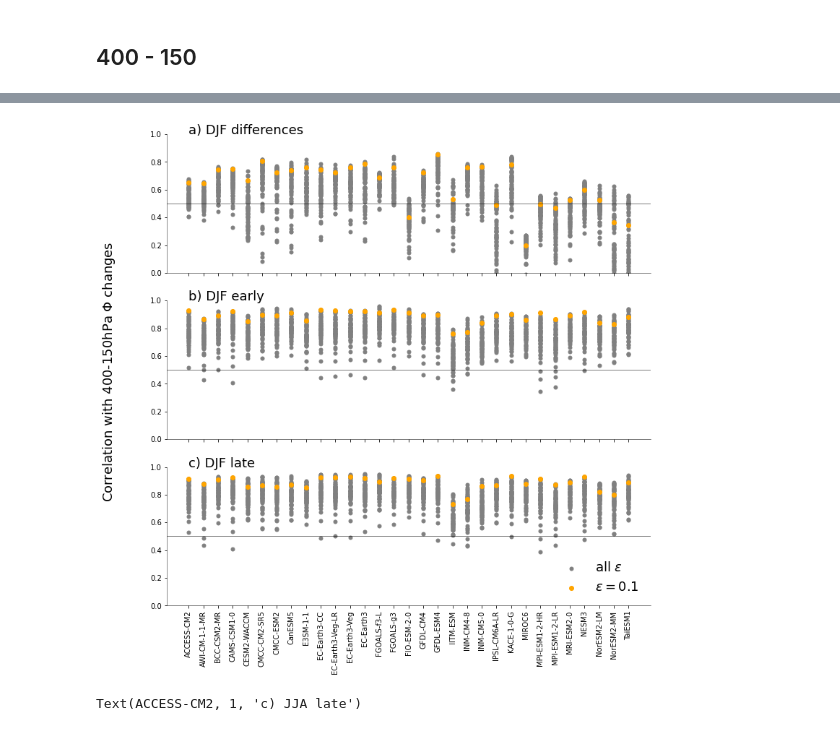
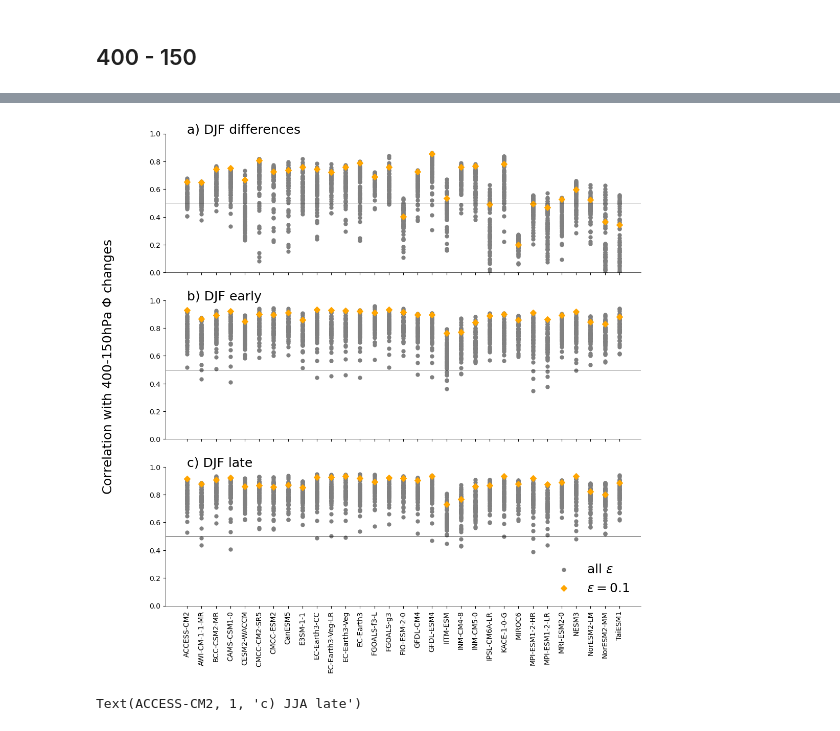
Before and after one commit to pkeil7/tropospheric_warming, a Jupyter notebook: notebooks/compare_gill_cmip.ipynb, the cells around one changed output, grey strips where cells are left out. Drawn from its saved outputs; the diff is of its cells as text; code cells hidden in the pictures.

```diff
--- a/notebooks/compare_gill_cmip.ipynb
+++ b/notebooks/compare_gill_cmip.ipynb
@@ -399,7 +397,7 @@ fig,axes = plt.subplots(3,1,figsize=(12,12),facecolor="white",sharex=True)
 
 ax=axes[0]
 corrs_DJF_diff_no_zc.plot.scatter(x="model_id",y="400_150_thick",ax=ax,color="grey",s=25)
-corrs_DJF_diff_no_zc.sel(epsilon_pre=0.1,epsilon_wind=0.1).plot.scatter(x="model_id",y="400_150_thick",ax=ax,color="orange")
+corrs_DJF_diff_no_zc.sel(epsilon_pre=0.1,epsilon_wind=0.1).plot.scatter(x="model_id",y="400_150_thick",ax=ax,color="orange",marker="D")
 metcalc.remove_axes(ax)
 ax.set_title("")
 ax.set_ylim(0,1)
@@ -411,37 +409,37 @@ ax.text(corrs_DJF_diff.model_id.values[0],1,"a) DJF differences",size=18)
 
 ax=axes[1]
 corrs_DJF_early_no_zc.plot.scatter(x="model_id",y="400_150_thick",ax=ax,color="grey",s=25)
-corrs_DJF_early_no_zc.sel(epsilon_pre=0.1,epsilon_wind=0.1).plot.scatter(x="model_id",y="400_150_thick",ax=ax,color="orange")
+corrs_DJF_early_no_zc.sel(epsilon_pre=0.1,epsilon_wind=0.1).plot.scatter(x="model_id",y="400_150_thick",ax=ax,color="orange",marker="D")
 metcalc.remove_axes(ax)
 ax.set_title("")
 ax.set_ylim(0,1)
 ax.axhline(y=0.5,color="black",linewidth=0.5)
 ax.axhline(y=0,color="black",linewidth=0.5)
 ax.set_ylabel("")
 ax.set_xlabel("")
 ax.text(corrs_DJF_diff.model_id.values[0],1,"b) DJF early",size=18)
 
 
 ax=axes[2]
 corrs_DJF_late_no_zc.plot.scatter(x="model_id",y="400_150_thick",ax=ax,color="grey",s=25)
-corrs_DJF_late_no_zc.sel(epsilon_pre=0.1,epsilon_wind=0.1).plot.scatter(x="model_id",y="400_150_thick",ax=ax,color="orange")
+corrs_DJF_late_no_zc.sel(epsilon_pre=0.1,epsilon_wind=0.1).plot.scatter(x="model_id",y="400_150_thick",ax=ax,color="orange",marker="D")
 plt.xticks(rotation=90)
 metcalc.remove_axes(ax)
 ax.set_title("")
 ax.set_ylim(0,1)
 ax.axhline(y=0.5,color="black",linewidth=0.5)
 ax.axhline(y=0,color="black",linewidth=0.5)
 ax.set_ylabel("")
 ax.set_xlabel("")
 ax.text(corrs_DJF_diff.model_id.values[0],1,"c) DJF late",size=18)
 ax.legend(["all $\epsilon$","$\epsilon = 0.1$"],loc="lower right",frameon=False,prop={'size': 18})
 
 fig.supylabel("Correlation with 400-150hPa $\Phi$ changes", size=18)
 
 
-plt.savefig('/home/m/m300577/plots/paper2/scatter_corr_cmip_DJF.png', dpi=600,bbox_inches='tight')
+plt.savefig('../plots/scatter_corr_cmip_DJF.png', dpi=600,bbox_inches='tight')
 # %% [output]
-[figure, old version]
+[figure, new version]
 # %%
 fig,axes = plt.subplots(3,1,figsize=(12,12),facecolor="white",sharex=True)
 
```
Also changed, not shown: parts of 3 cells of this notebook, 1 other file.
